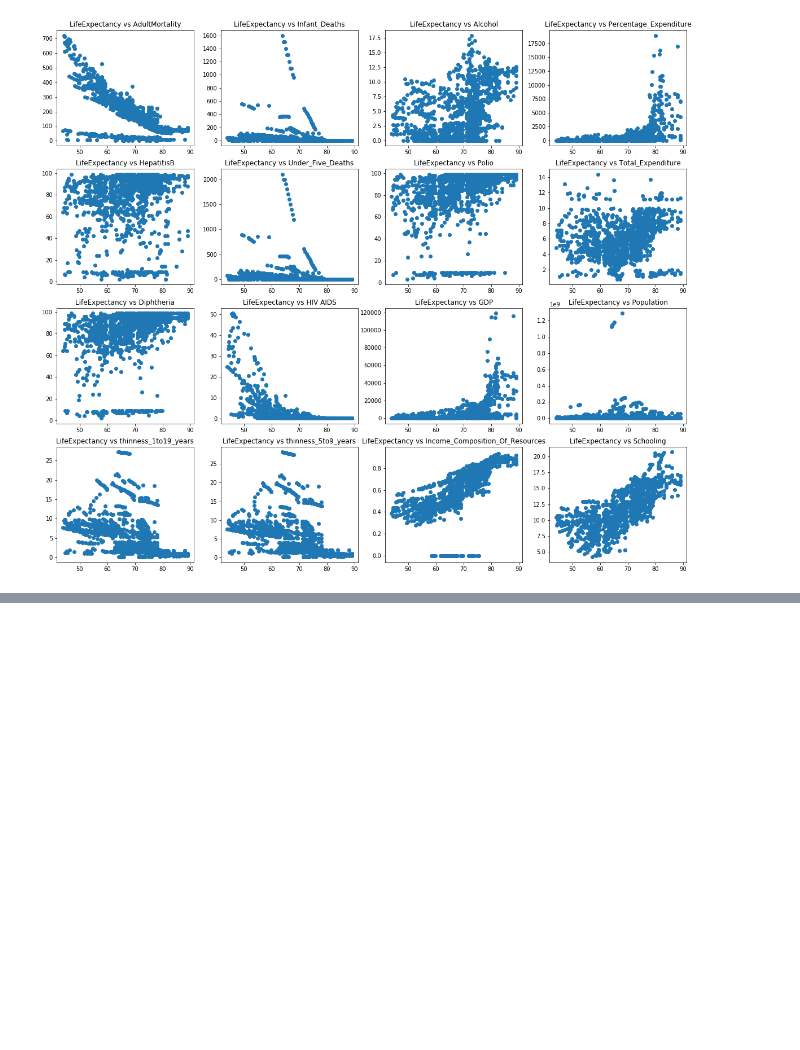
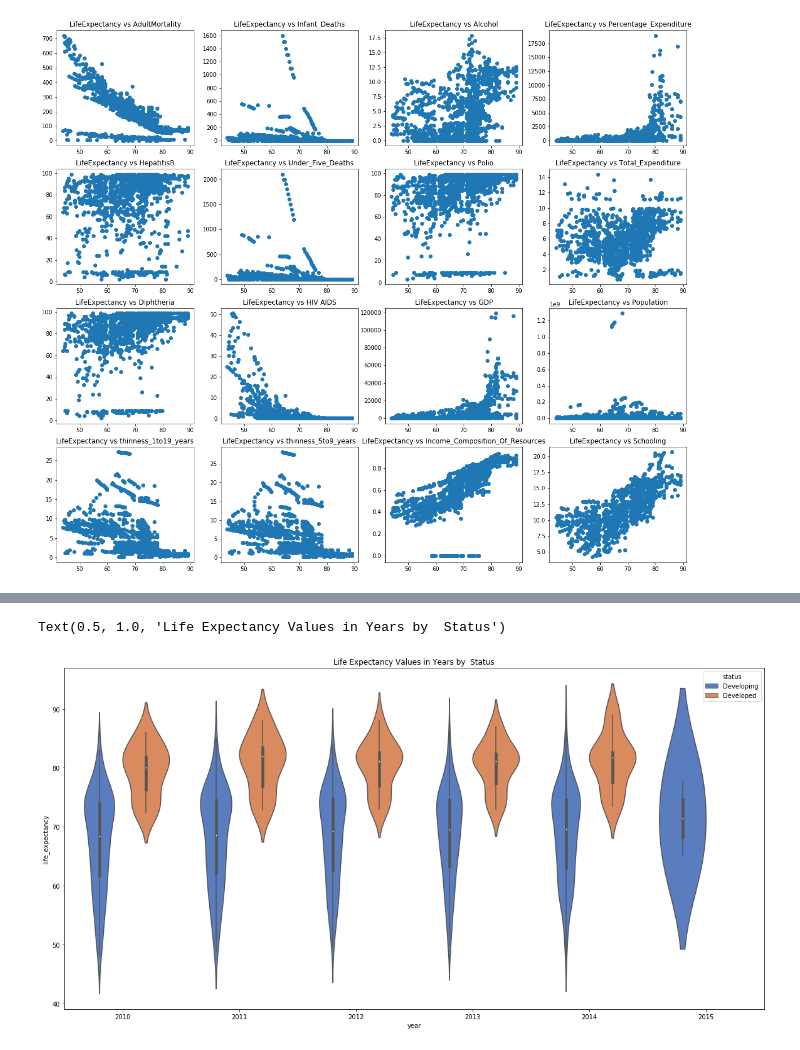
Before and after one commit to PRISLK/Mavericks_Data_Analysis, a Jupyter notebook: Life_Expectancy_Data_Analysis.ipynb, the cells around one changed output, grey strips where cells are left out. Saved outputs shown, nothing was run; the diff lists cells and outputs as text; code cells hidden in the pictures; blank space fills up the shorter version.

```diff
--- a/Life_Expectancy_Data_Analysis.ipynb
+++ b/Life_Expectancy_Data_Analysis.ipynb
@@ -341,0 +378,12 @@ plt.show()
+# %%
+plt.figure(figsize=(20,10))
+sns.violinplot(x=modified_data_set.loc[modified_data_set['year']>2009]['year'],
+               y=modified_data_set['life_expectancy'],
+               hue=modified_data_set['status'],
+               data=modified_data_set.loc[modified_data_set['year']>2010],
+               palette="muted")
+
+plt.title('Life Expectancy Values in Years by  Status')
+# %% [output]
+Text(0.5, 1.0, 'Life Expectancy Values in Years by  Status')
+[figure, added]
```
Also changed, not shown: parts of 4 cells of this notebook.
